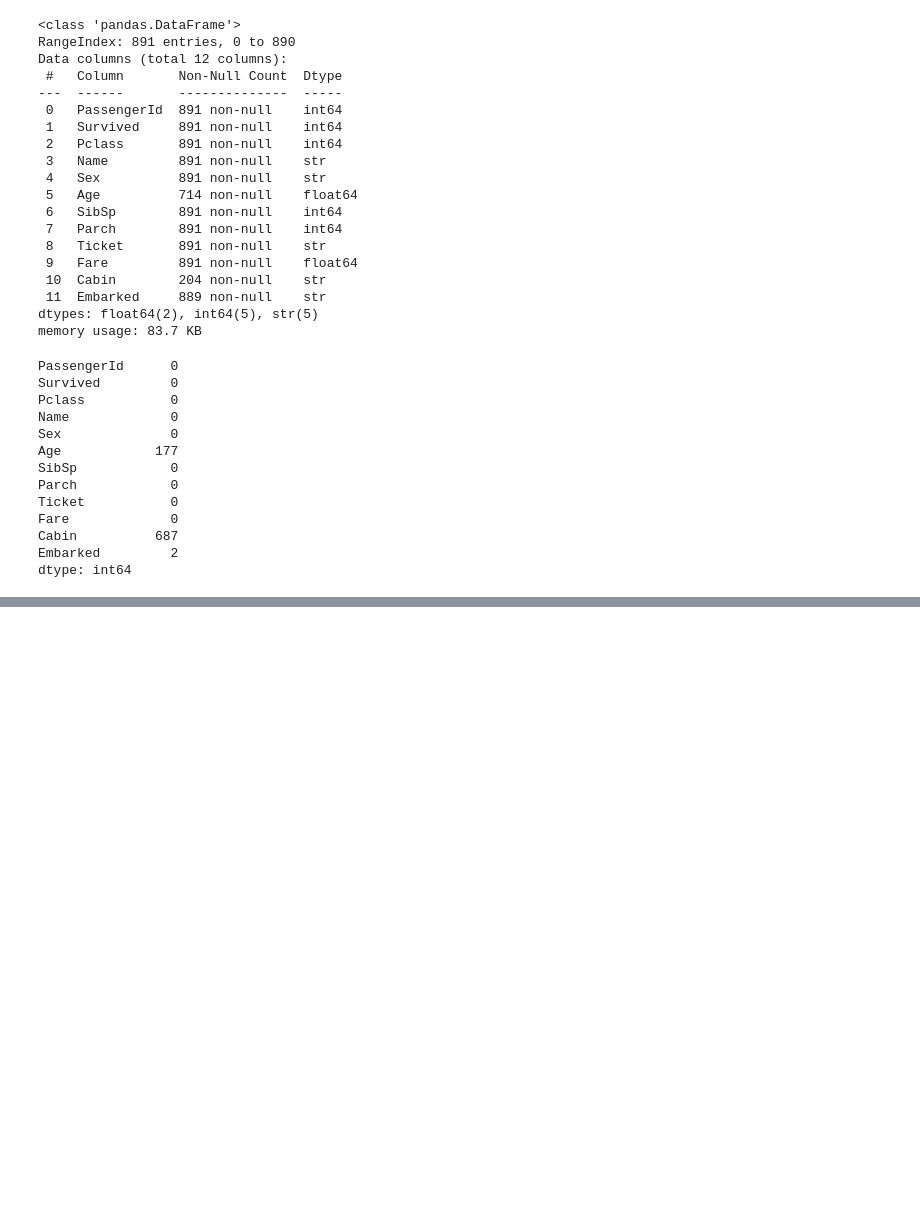
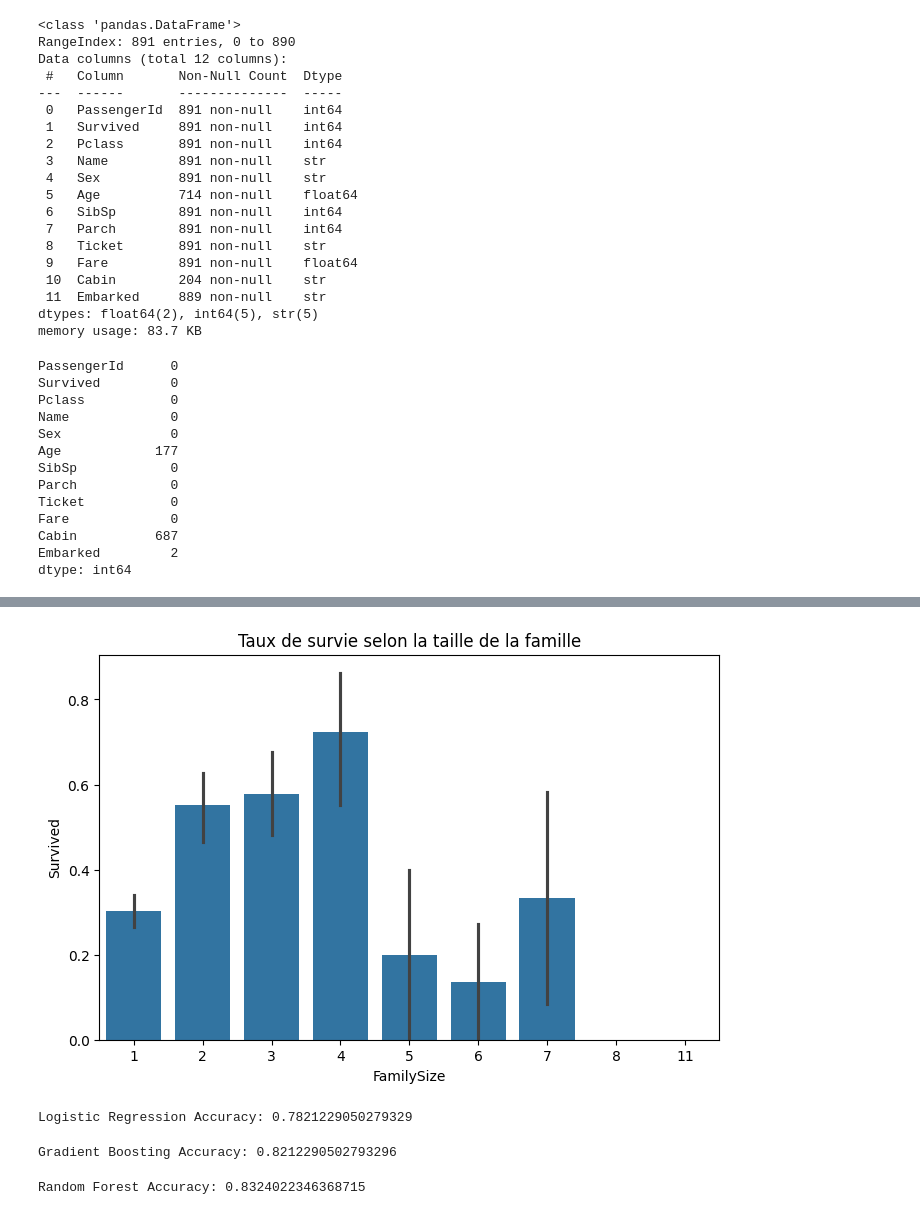
Before and after one commit to KurtGilmant/TitanicKaggle, a Jupyter notebook: Titanic_Project.ipynb, the cells around one changed output, grey strips where cells are left out. Drawn from its saved outputs; the diff is of its cells as text; code cells hidden in the pictures; blank space fills up the shorter version.

```diff
--- a/Titanic_Project.ipynb
+++ b/Titanic_Project.ipynb
@@ -303,0 +146,34 @@ X_val["FamilySize"] = X_val["SibSp"] + X_val["Parch"] + 1
+# %%
+#Nettoyage des données
+
+train.drop("Cabin", axis=1, inplace=True)
+test.drop("Cabin", axis=1, inplace=True)
+
+train["Embarked"] = train["Embarked"].fillna(train["Embarked"].mode()[0])
+train["Age"] = train["Age"].fillna(train["Age"].median())
+test["Age"] = test["Age"].fillna(test["Age"].median())
+test["Fare"] = test["Fare"].fillna(test["Fare"].median())
+# %%
+#Encodage des variables
+
+train["Sex"] = train["Sex"].map({"male": 0, "female": 1})
+test["Sex"] = test["Sex"].map({"male": 0, "female": 1})
+
+title_mapping = {"Mr": 1, "Miss": 2, "Mrs": 3, "Master": 4, "Rare": 5}
+train['Title'] = train['Title'].map(title_mapping)
+test['Title'] = test['Title'].map(title_mapping)
+
+train = pd.get_dummies(train, columns=["Embarked"], drop_first=True)
+test = pd.get_dummies(test, columns=["Embarked"], drop_first=True)
+# %%
+#Création de la variable FamilySize
+
+train["FamilySize"] = train["SibSp"] + train["Parch"] + 1
+test["FamilySize"] = test["SibSp"] + test["Parch"] + 1
+
+plt.figure(figsize=(8, 5))
+sns.barplot(data=train, x='FamilySize', y='Survived')
+plt.title('Taux de survie selon la taille de la famille')
+plt.show()
+# %% [output]
+[figure, added]
@@ -303,0 +194,30 @@ X_val["FamilySize"] = X_val["SibSp"] + X_val["Parch"] + 1
+# %%
+#Test avec Logistic Regression
+
+model_lr = LogisticRegression(max_iter=1000)
+model_lr.fit(X_train, y_train)
+y_pred_lr = model_lr.predict(X_val)
+accuracy_lr = accuracy_score(y_val, y_pred_lr)
+print("Logistic Regression Accuracy:", accuracy_lr)
+# %% [output]
+Logistic Regression Accuracy: 0.7821229050279329
+# %%
+#Test avec Gradient Boosting
+
+model_gb = GradientBoostingClassifier(n_estimators=100, random_state=42)
+model_gb.fit(X_train, y_train)
+y_pred_gb = model_gb.predict(X_val)
+accuracy_gb = accuracy_score(y_val, y_pred_gb)
+print("Gradient Boosting Accuracy:", accuracy_gb)
+# %% [output]
+Gradient Boosting Accuracy: 0.8212290502793296
+# %%
+#Test avec Random Forest
+
+model_rf = RandomForestClassifier(n_estimators=100, random_state=42)
+model_rf.fit(X_train, y_train)
+y_pred_rf = model_rf.predict(X_val)
+accuracy_rf = accuracy_score(y_val, y_pred_rf)
+print("Random Forest Accuracy:", accuracy_rf)
+# %% [output]
+Random Forest Accuracy: 0.8324022346368715
```
Also changed, not shown: parts of 58 cells of this notebook, 2 other files.
